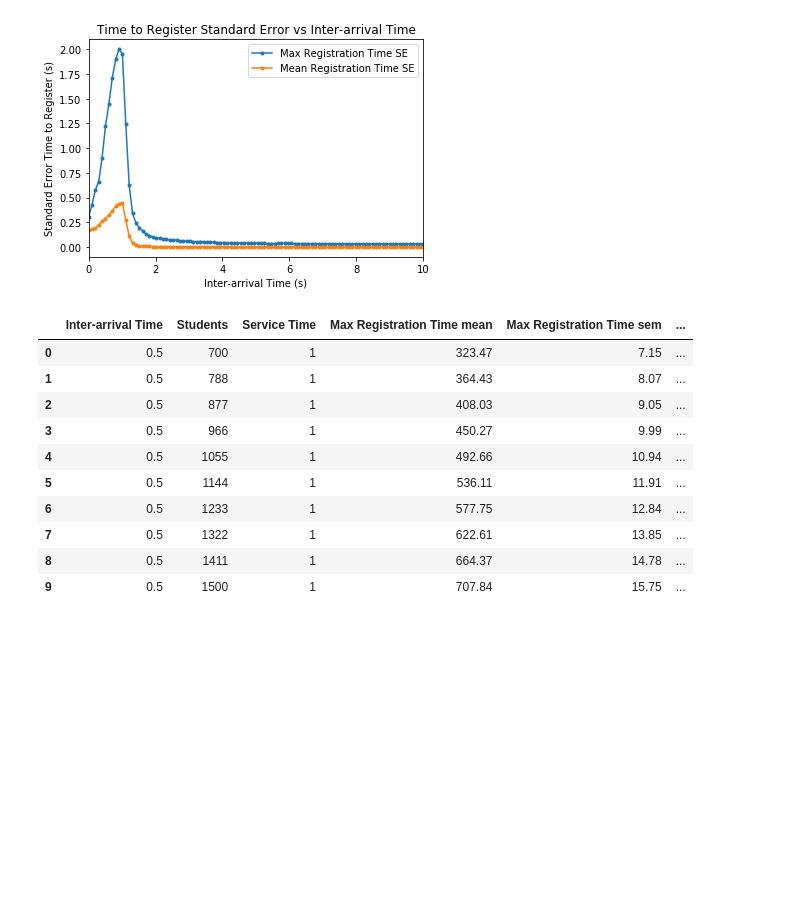
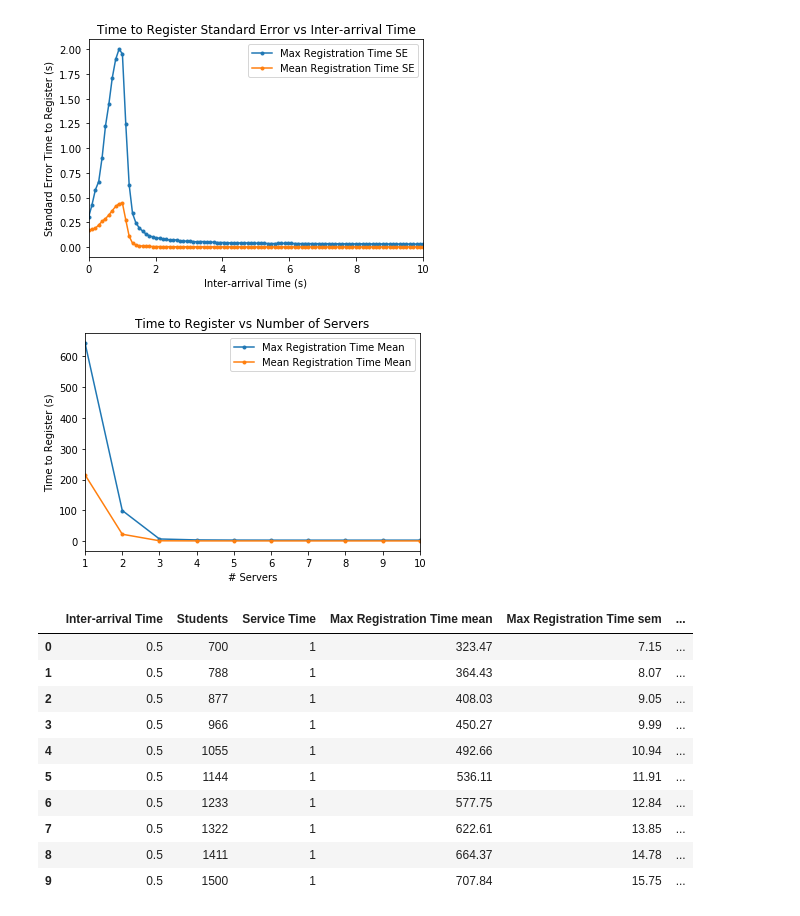
Before and after one commit to jessedusty/CPE-345-Project, a Jupyter notebook: Graph Maker.ipynb, the cells around one changed output. Cells and saved outputs as stored; diff of their text form; code cells hidden in the pictures; blank space fills up the shorter version.

Commit message:
Added multi-server capability

```diff
--- a/Graph Maker.ipynb
+++ b/Graph Maker.ipynb
@@ -10,15 +10,16 @@ import matplotlib.pyplot as plt
 ini_format = """
 [General]
 network = Scheduler
-**.queue.serviceTime = {}s
+**.serverCount = {}
+**.server[*].serviceTime = {}s
 **.source.interArrivalTime = exponential({}s)
 **.source.numJobs = {}
 **.registrar.acceptenceRate = 0.9
 repeat = 1000
 """
 
-def ini_gen(service_time=1, students=700, inter_arrival_time=0.5):
-    contents = ini_format.format(service_time, inter_arrival_time, students)
+def ini_gen(service_time=1, students=700, inter_arrival_time=0.5, server_count=1):
+    contents = ini_format.format(server_count, service_time, inter_arrival_time, students)
     with open("custom.ini", "w") as f:
         f.write(contents)
 
@@ -41,18 +42,19 @@ def process_results(dataset):
     results.update(process_column("queueLength:max","Max Queue Length"))
     return results
 
-def run_simulation(service_time=1, students=700, inter_arrival_time=0.5):
-    ini_gen(service_time, students, inter_arrival_time)
+def run_simulation(service_time=1, students=700, inter_arrival_time=0.5, server_count=1):
+    ini_gen(service_time, students, inter_arrival_time, server_count)
     a = run_omnetpp()
     results = process_results(a)
     results["Service Time"] = service_time
     results["Students"] = students
     results["Inter-arrival Time"] = inter_arrival_time
+    results["Server Count"] = server_count
     return results
 
 def fix_order(columns):
     columns = list(columns)
-    for c in ["Service Time", "Students", "Inter-arrival Time"]:
+    for c in ["Service Time", "Students", "Inter-arrival Time", "Server Count"]:
         columns.remove(c)
         columns.insert(0, c)
     return columns
@@ -83,6 +86,7 @@ run_simulation(1, 100)
 # %%
-student_trials = pretty_format([run_simulation(students=s) for s in tqdm_notebook(np.linspace(700, 1500, 10, dtype=int))])
-service_time_trials = pretty_format([run_simulation(service_time=s) for s in tqdm_notebook(np.linspace(0.5, 10, 10))])
-iit = pretty_format([run_simulation(inter_arrival_time=s) for s in tqdm_notebook(np.linspace(0, 10, 20))])
+# student_trials = pretty_format([run_simulation(students=s) for s in tqdm_notebook(np.linspace(700, 1500, 10, dtype=int))])
+# service_time_trials = pretty_format([run_simulation(service_time=s) for s in tqdm_notebook(np.linspace(0.5, 10, 10))])
+# iit = pretty_format([run_simulation(inter_arrival_time=s) for s in tqdm_notebook(np.linspace(0, 10, 20))])
+server_trials = pretty_format([run_simulation(server_count=s) for s in tqdm_notebook(np.linspace(1, 10, 10, dtype=int))])
 # %% [output]
 [interactive output not drawn]
@@ -134,6 +137,14 @@ save_plot("Time to Register Standard Error vs Inter-arrival Time")
 # %% [output]
 [figure]
 [figure]
+# %%
+plot_values(server_trials, "Server Count", ["Max Registration Time Mean", "Mean Registration Time Mean"])
+plt.xlabel("# Servers")
+plt.ylabel("Time to Register (s)")
+plt.title("Time to Register vs Number of Servers")
+save_plot("Time to Register vs Number of Servers")
+# %% [output]
+[figure, added]
 # %%
 student_trials.round(2)
 # %% [output]
```
Also changed, not shown: parts of 4 cells of this notebook, 2 other files.
